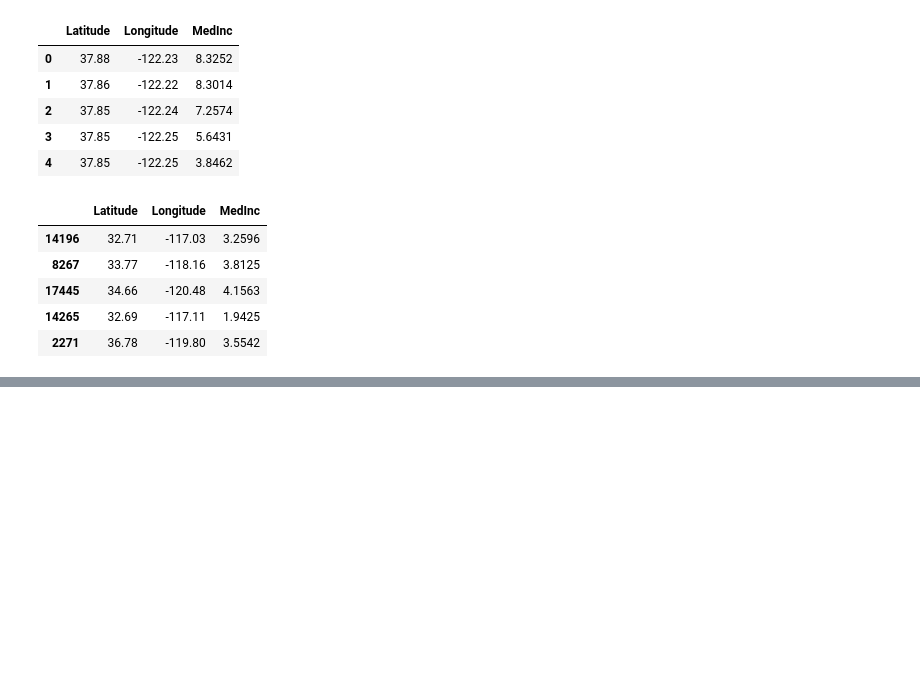
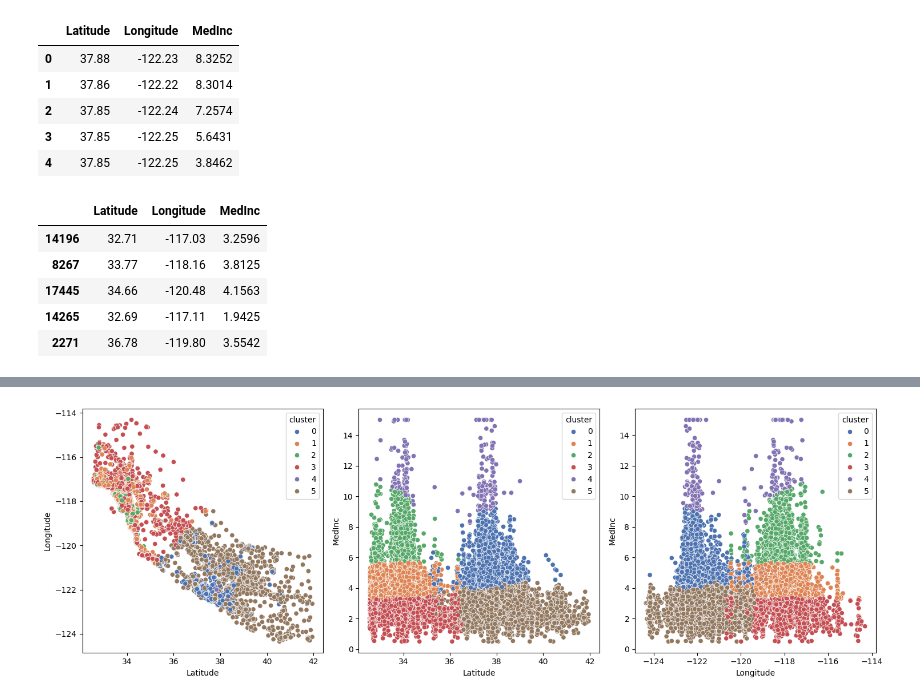
Before and after one commit to 4GeeksAcademy/machine-learning-python-template_Unsupervised_learning_ds_13_david, a Jupyter notebook: src/explore.ipynb, the cells around one changed output, grey strips where cells are left out. Cells and saved outputs as stored; diff of their text form; code cells hidden in the pictures; blank space fills up the shorter version.

Commit message:
graficado

```diff
--- a/src/explore.ipynb
+++ b/src/explore.ipynb
@@ -47,3 +56,9 @@ X_train.head()
 | 17445 | 34.66 | -120.48 | 4.1563 |
 | 14265 | 32.69 | -117.11 | 1.9425 |
 | 2271 | 36.78 | -119.80 | 3.5542 |
+# %%
+# Clasifica los datos en 6 clusters utilizando, para ello, el modelo K-Means.
+model_unsup = KMeans(n_clusters = 6, n_init = "auto", random_state = 42)
+
+# Entrena al modelo
+model_unsup.fit(X_train)
@@ -49,0 +67,6 @@ X_train.head()
+# %%
+# A continuación, almacena el cluster al que pertenece cada casa como una columna nueva del dataset
+
+y_train = list(model_unsup.labels_)
+X_train["cluster"] = y_train
+X_train.head()
@@ -49,0 +80,13 @@ X_train.head()
+# %%
+# Grafica los datos
+
+fig, axis = plt.subplots(1, 3, figsize = (15, 5))
+
+sns.scatterplot(ax = axis[0], data = X_train, x = "Latitude", y = "Longitude", hue = "cluster", palette = "deep")
+sns.scatterplot(ax = axis[1], data = X_train, x = "Latitude", y = "MedInc", hue = "cluster", palette = "deep")
+sns.scatterplot(ax = axis[2], data = X_train, x = "Longitude", y = "MedInc", hue = "cluster", palette = "deep")
+plt.tight_layout()
+
+plt.show()
+# %% [output]
+[figure, added]
```
Also changed, not shown: parts of 3 cells of this notebook.
